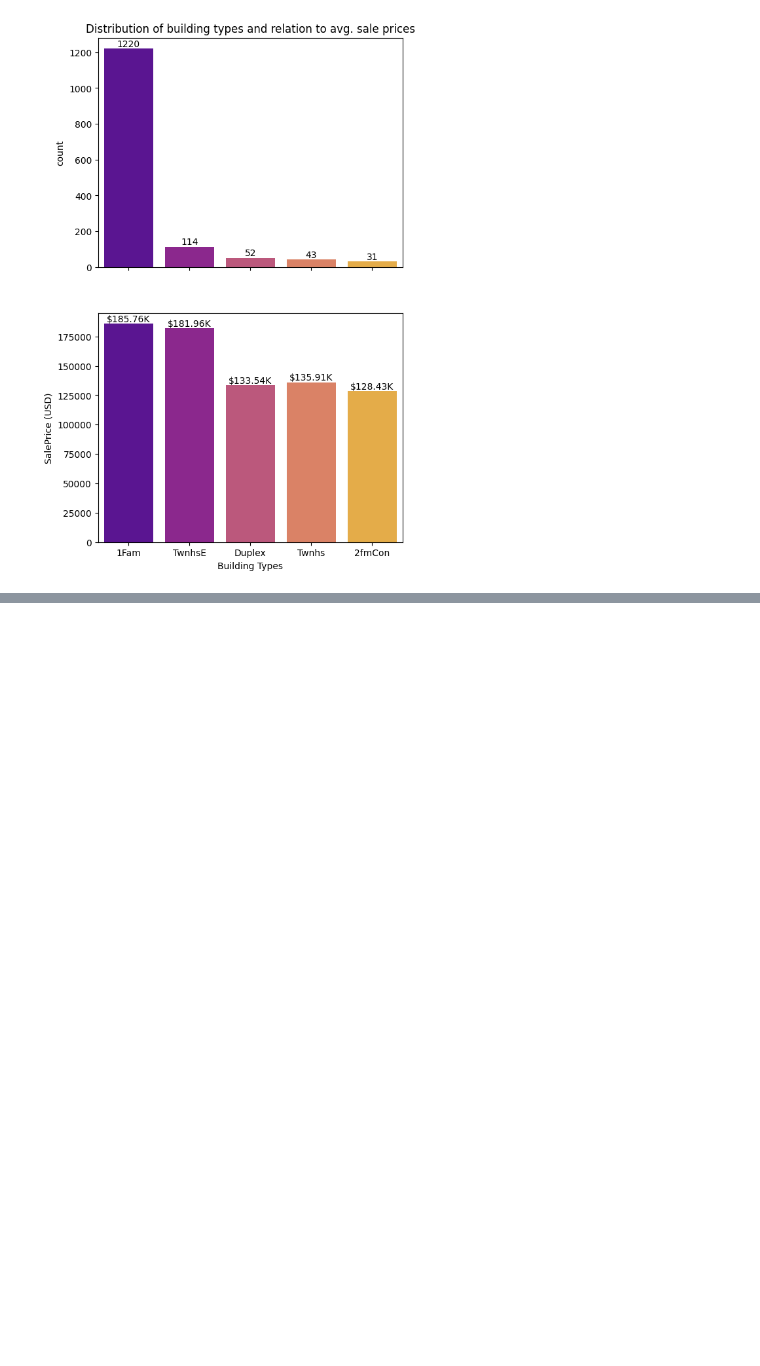
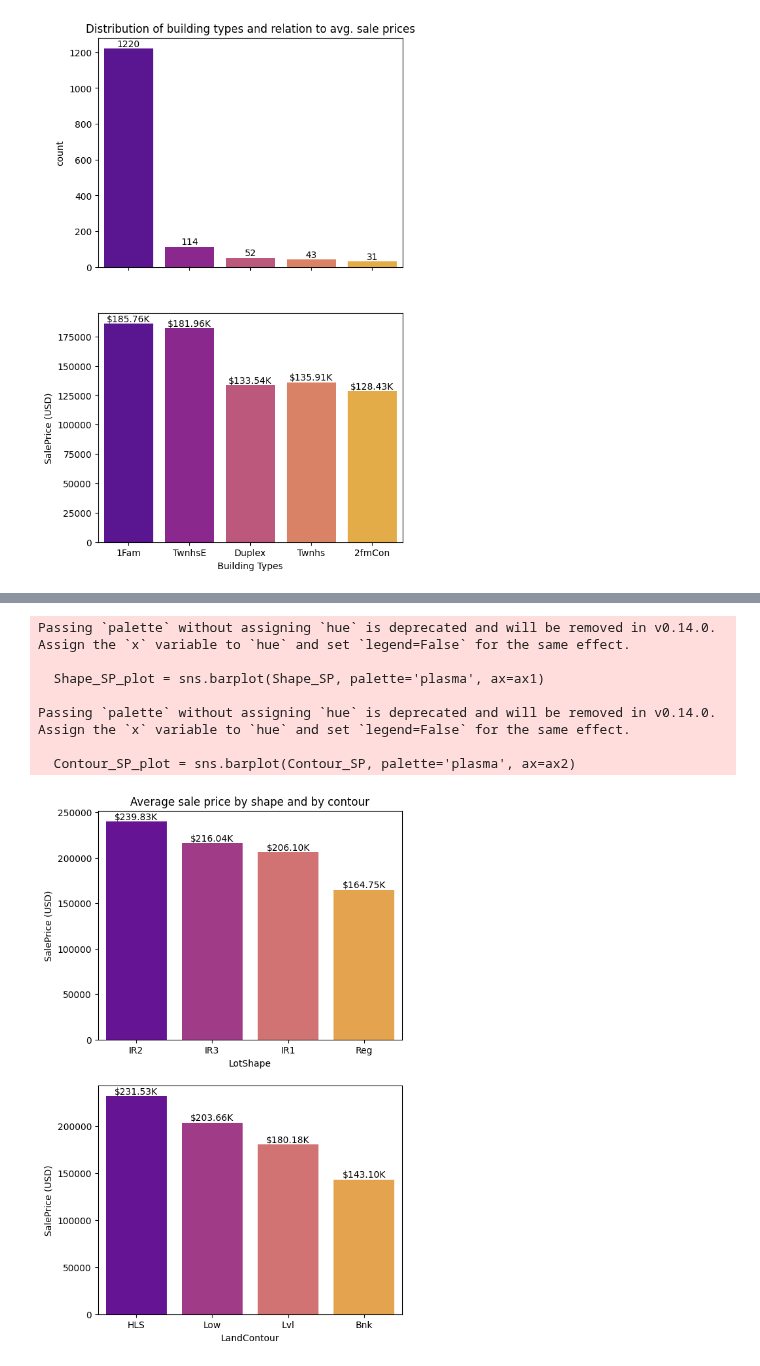
Before and after one commit to huanrafa/ProjectPracticing, a Jupyter notebook: 2023_10(2) House Prices - Advanced Regression Techniques/House prices (self-practice).ipynb, the cells around one changed output, grey strips where cells are left out. Cells and saved outputs as stored; diff of their text form; code cells hidden in the pictures; blank space fills up the shorter version.

```diff
--- a/2023_10(2) House Prices - Advanced Regression Techniques/House prices (self-practice).ipynb
+++ b/2023_10(2) House Prices - Advanced Regression Techniques/House prices (self-practice).ipynb
@@ -370,0 +401,24 @@ Passing `palette` without assigning `hue` is deprecated and will be removed in v
+# %%
+#4. Average sale price by property shape:
+
+fig, (ax1, ax2) = plt.subplots(2, 1, figsize=(6,10))
+
+Shape_SP = df.groupby('LotShape')['SalePrice'].mean().sort_values(ascending=False)
+Shape_SP_plot = sns.barplot(Shape_SP, palette='plasma', ax=ax1)
+ax1.set_title('Average sale price by shape and by contour')
+ax1.set_ylabel('SalePrice (USD)')
+show_bar_USD(ax1)
+
+Contour_SP = df.groupby('LandContour')['SalePrice'].mean().sort_values(ascending=False)
+Contour_SP_plot = sns.barplot(Contour_SP, palette='plasma', ax=ax2)
+ax2.set_ylabel('SalePrice (USD)')
+show_bar_USD(ax2)
+# %% [output]
+Passing `palette` without assigning `hue` is deprecated and will be removed in v0.14.0. Assign the `x` variable to `hue` and set `legend=False` for the same effect.
+
+  Shape_SP_plot = sns.barplot(Shape_SP, palette='plasma', ax=ax1)
+
+Passing `palette` without assigning `hue` is deprecated and will be removed in v0.14.0. Assign the `x` variable to `hue` and set `legend=False` for the same effect.
+
+  Contour_SP_plot = sns.barplot(Contour_SP, palette='plasma', ax=ax2)
+[figure, added]
```
Also changed, not shown: parts of 5 cells of this notebook, 1 other file.
